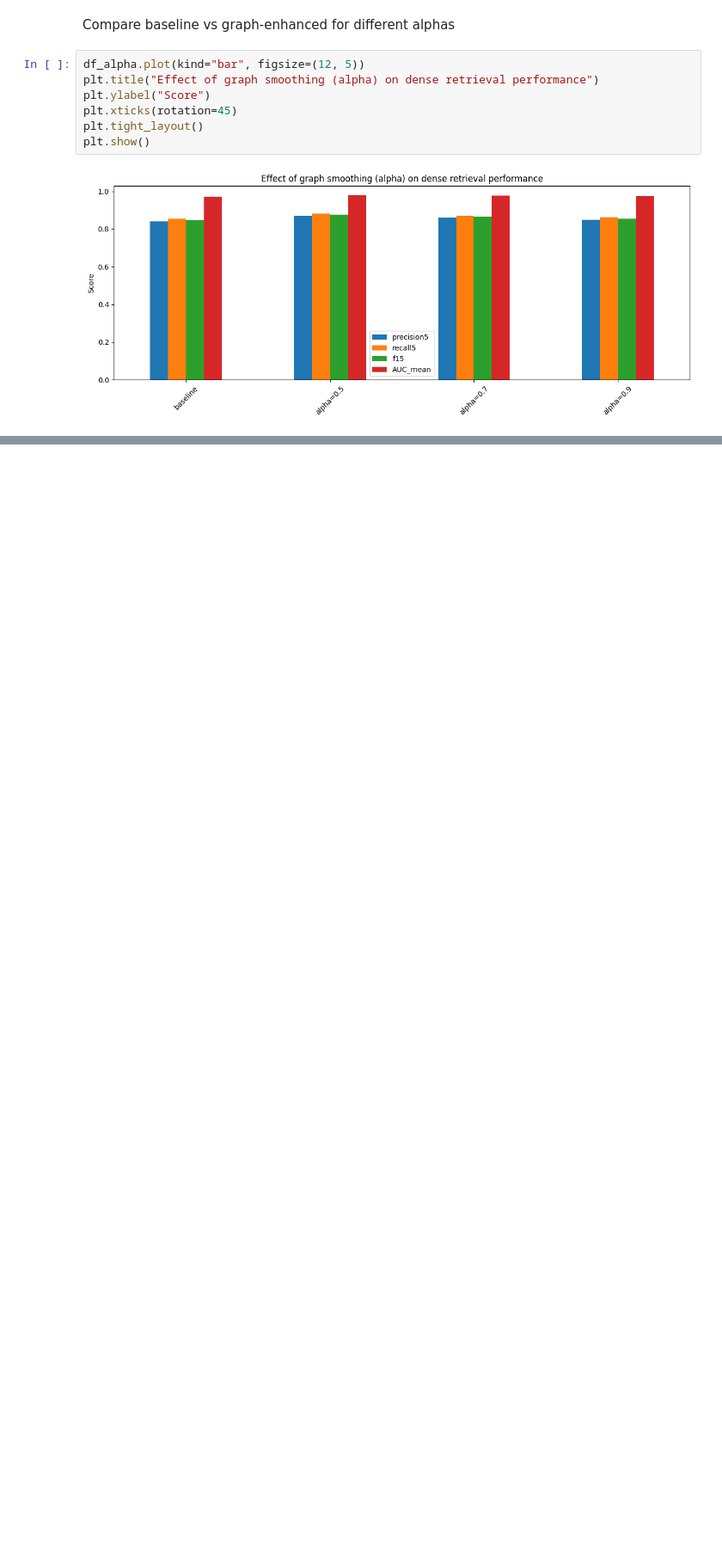
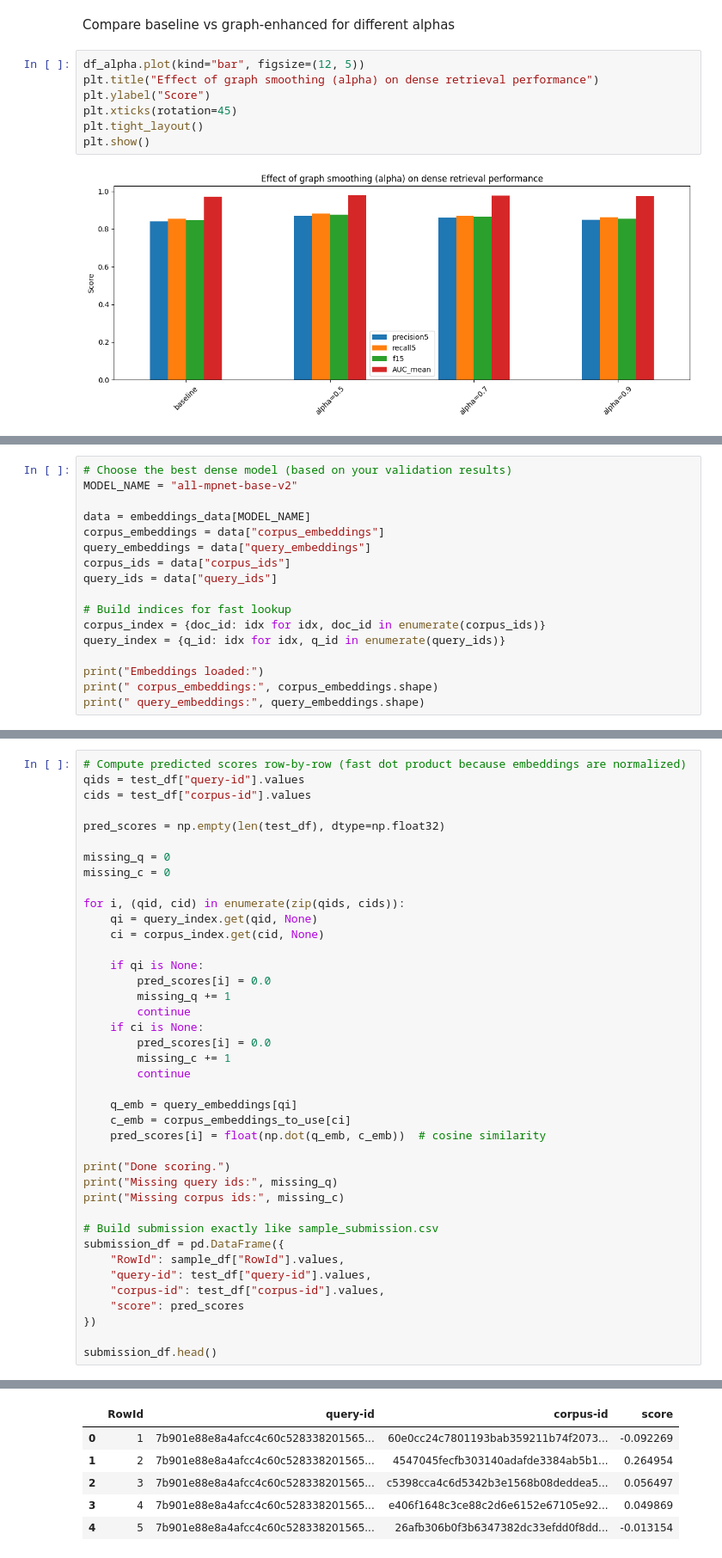
Before and after one commit to jsilvalavin/BE2, a Jupyter notebook: code.ipynb, the cells around one changed output, grey strips where cells are left out. Shown at 86% size. Saved outputs shown, nothing was run; the diff lists cells and outputs as text; blank space fills up the shorter version.

Commit message:
Added creating a submission file for kaddle

```diff
--- a/code.ipynb
+++ b/code.ipynb
@@ -964,0 +988,17 @@ plt.show()
+# %%
+# Choose the best dense model (based on your validation results)
+MODEL_NAME = "all-mpnet-base-v2"
+
+data = embeddings_data[MODEL_NAME]
+corpus_embeddings = data["corpus_embeddings"]
+query_embeddings = data["query_embeddings"]
+corpus_ids = data["corpus_ids"]
+query_ids = data["query_ids"]
+
+# Build indices for fast lookup
+corpus_index = {doc_id: idx for idx, doc_id in enumerate(corpus_ids)}
+query_index = {q_id: idx for idx, q_id in enumerate(query_ids)}
+
+print("Embeddings loaded:")
+print(" corpus_embeddings:", corpus_embeddings.shape)
+print(" query_embeddings:", query_embeddings.shape)
@@ -964,0 +1034,41 @@ plt.show()
+# %%
+# Compute predicted scores row-by-row (fast dot product because embeddings are normalized)
+qids = test_df["query-id"].values
+cids = test_df["corpus-id"].values
+
+pred_scores = np.empty(len(test_df), dtype=np.float32)
+
+missing_q = 0
+missing_c = 0
+
+for i, (qid, cid) in enumerate(zip(qids, cids)):
+    qi = query_index.get(qid, None)
+    ci = corpus_index.get(cid, None)
+
+    if qi is None:
+        pred_scores[i] = 0.0
+        missing_q += 1
+        continue
+    if ci is None:
+        pred_scores[i] = 0.0
+        missing_c += 1
+        continue
+
+    q_emb = query_embeddings[qi]
+    c_emb = corpus_embeddings_to_use[ci]
+    pred_scores[i] = float(np.dot(q_emb, c_emb))  # cosine similarity
+
+print("Done scoring.")
+print("Missing query ids:", missing_q)
+print("Missing corpus ids:", missing_c)
+
+# Build submission exactly like sample_submission.csv
+submission_df = pd.DataFrame({
+    "RowId": sample_df["RowId"].values,
+    "query-id": test_df["query-id"].values,
+    "corpus-id": test_df["corpus-id"].values,
+    "score": pred_scores
+})
+
+submission_df.head()
+# %% [output]
@@ -964,0 +1078,6 @@ plt.show()
+|  | RowId | query-id | corpus-id | score |
+| 0 | 1 | 7b901e88e8a4afcc4c60c528338201565... | 60e0cc24c7801193bab359211b74f2073... | -0.092269 |
+| 1 | 2 | 7b901e88e8a4afcc4c60c528338201565... | 4547045fecfb303140adafde3384ab5b1... | 0.264954 |
+| 2 | 3 | 7b901e88e8a4afcc4c60c528338201565... | c5398cca4c6d5342b3e1568b08deddea5... | 0.056497 |
+| 3 | 4 | 7b901e88e8a4afcc4c60c528338201565... | e406f1648c3ce88c2d6e6152e67105e92... | 0.049869 |
+| 4 | 5 | 7b901e88e8a4afcc4c60c528338201565... | 26afb306b0f3b6347382dc33efdd0f8dd... | -0.013154 |
```
Also changed, not shown: parts of 6 cells of this notebook, 2 other files.
